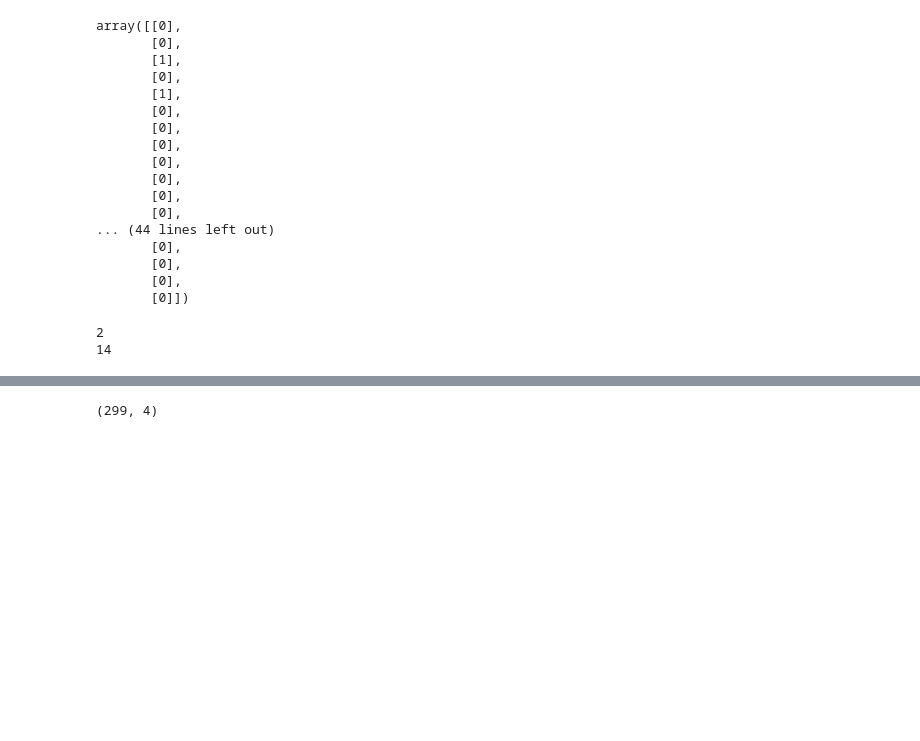
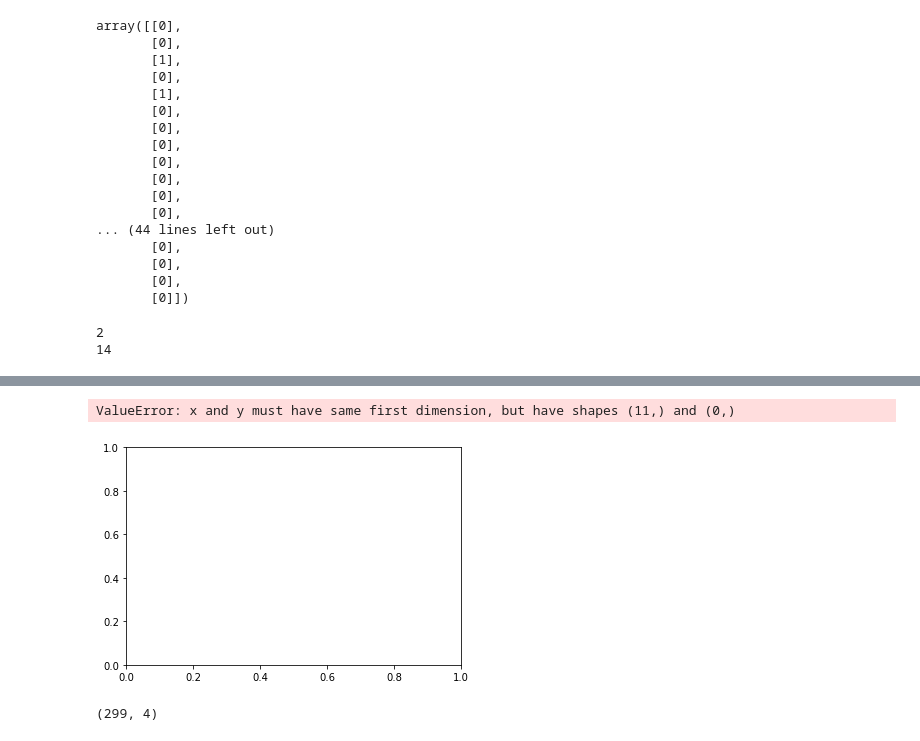
Before and after one commit to FarahTed/ProjetIA, a Jupyter notebook: Test machine learning.ipynb, the cells around one changed output, grey strips where cells are left out. Drawn from its saved outputs; the diff is of its cells as text; code cells hidden in the pictures; blank space fills up the shorter version.

Commit message:
début établissement des scores train2 et validate

```diff
--- a/Test machine learning.ipynb
+++ b/Test machine learning.ipynb
@@ -70,17 +120,17 @@ n
 from sklearn.model_selection import train_test_split
 valeurs_train_score = []
 valeurs_valid_score = []
-#it = 1
-
-A_prov = A[:,:2]
-B_prov = B[:,:2]
-X_train_prov, X_test_prov, Y_train_prov, Y_test_prov = train_test_split(A_prov, B_prov, test_size=0.2, random_state=42)
-x1_train_prov_bis, y1_train_prov_bis, X1_valid_prov, y1_valid_prov = load_train_et_val(X_train_prov,1)
-clf_ = sklearn.svm.SVC(kernel='linear', C=2)
-clf_.fit(x1_train_prov_bis,y1_train_prov_bis)
-score_train_prov = clf_.score(x1_train_prov_bis, y1_train_prov_bis)
-#clf_.fit(X1_valid_prov,y1_valid_prov)
-#score_valide_prov = clf_.score(X1_valid_prov, y1_valid_prov)
-#valeurs_train_score.append(score_train_prov)
-#valeurs_valid_score.append(score_valide_prov)
-#it = it+1
+it = 1
+n = X.shape[0]
+while it < n+1 :
+    A_prov = A[:,:it]
+    X_train_prov, X_test_prov, Y_train_prov, Y_test_prov = train_test_split(A_prov, B, test_size=0.2, random_state=42)
+    #x1_train_prov_bis, y1_train_prov_bis, X1_valid_prov, y1_valid_prov = load_train_et_val(X_train_prov,1)
+    clf_ = sklearn.svm.SVC(kernel='linear', C=2)
+    clf_.fit(X_train_prov,Y_train_prov)
+    score_train_prov = clf_.score(X_train_prov,Y_train_prov)
+    clf_.fit(X_test_prov,Y_test_prov)
+    score_valide_prov = clf_.score(X_test_prov,Y_test_prov)
+    valeurs_train_score.append(score_train_prov)
+    valeurs_valid_score.append(score_valide_prov)
+    it = it+1
@@ -488,10 +492,13 @@ while it < X.shape[0]:
 # %%
 ordonnées1 = np.array(valeurs_train_score)
 ordonnées2 = np.array(valeurs_valid_score)
-abscisse = np.array([0,1,2,3,4,5,6,7,9,10,11,12])
+abscisse = np.array([0,1,2,3,4,5,6,7,9,10,11])
 plt.plot(abscisse, ordonnées1)
 plt.plot(abscisse, ordonnées2)
 plt.show()
+# %% [output]
+ValueError: x and y must have same first dimension, but have shapes (11,) and (0,)
+[figure, added]
 # %%
 # %% [output]
 (299, 4)
```
Also changed, not shown: parts of 15 cells of this notebook.
